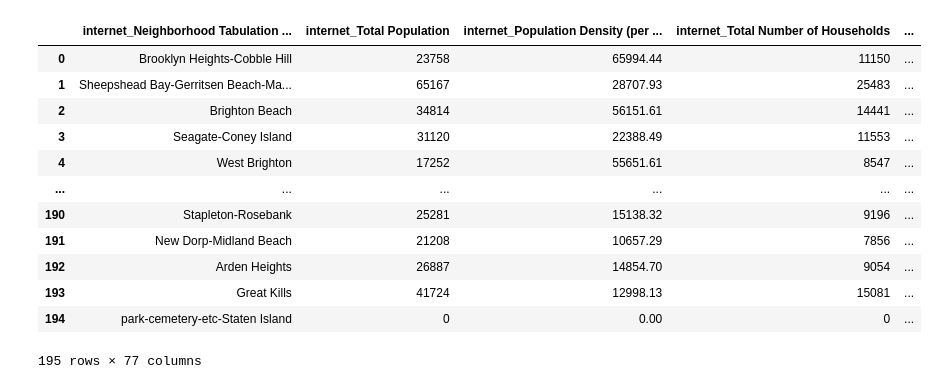
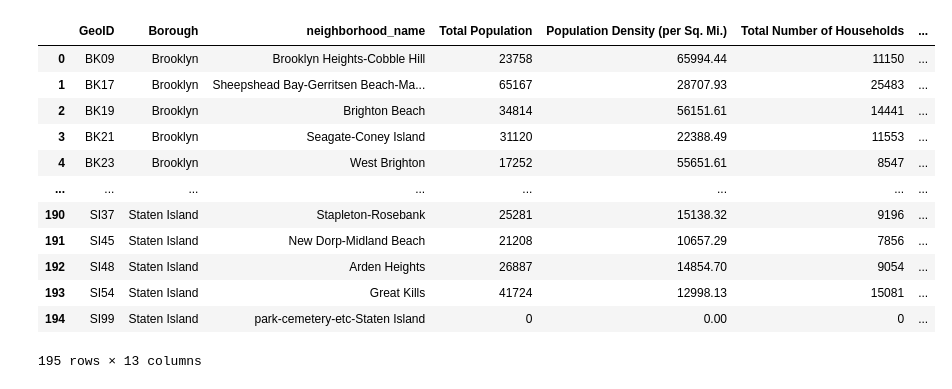
Before and after one commit to danieldc98/NYCneighborhoodInternetAdoption, a Jupyter notebook: preprocessing.ipynb, the cells around one changed output. Saved outputs shown, nothing was run; the diff lists cells and outputs as text; code cells hidden in the pictures.

```diff
--- a/preprocessing.ipynb
+++ b/preprocessing.ipynb
@@ -5,24 +5,40 @@ join_keys = ["GeoID", "Borough"]
 # %%
 internet = pd.read_csv("./data/raw/Internet_Master_Plan__Adoption_and_Infrastructure_Data_by_Neighborhood.csv")
 internet["GeoID"] = internet["Neighborhood Tabulation Area Code (NTA Code)"]
 internet["Borough"] = internet["Borough Name"]
+internet["neighborhood_name"] = internet["Neighborhood Tabulation Area Name (NTA NAME)"]
 internet.drop(columns=["Neighborhood Tabulation Area Code (NTA Code)", "Borough Name"], inplace=True)
 internet["Borough"] = internet.apply(lambda row: row.Borough if row.Borough != "Bronx" else "The Bronx", axis = 1)
-internet.rename(inplace=True, columns={c: 'internet_'+c for c in internet.columns if c not in join_keys})
+internet_cols_to_keep = [
+    "GeoID",
+    "Borough",
+    "neighborhood_name",
+    "Total Population",
+    "Population Density (per Sq. Mi.)",
+    "Total Number of Households",
+    "Home Broadband Adoption (Percentage of Households)",
+    "Mobile Broadband Adoption (Percentage of Households)",
+    "Mobile Dependent Households (Percentage of Households)",
+    "Residential Broadband Choice Average by NTA",
+    "Percentage of Blocks with ISP Reported Speed Availability of >=900 Mbps",
+    "Public Wi-Fi in NYC Count",
+    "NYC Internet Master Plan Open Access Infrastructure Cost Comparison Coefficient",
+]
+internet = internet[internet_cols_to_keep]
 internet
 # %% [output]
-|  | internet_Neighborhood Tabulation ... | internet_Total Population | internet_Population Density (per ... | internet_Total Number of Households | ... |
-| 0 | Brooklyn Heights-Cobble Hill | 23758 | 65994.44 | 11150 | ... |
-| 1 | Sheepshead Bay-Gerritsen Beach-Ma... | 65167 | 28707.93 | 25483 | ... |
-| 2 | Brighton Beach | 34814 | 56151.61 | 14441 | ... |
-| 3 | Seagate-Coney Island | 31120 | 22388.49 | 11553 | ... |
-| 4 | West Brighton | 17252 | 55651.61 | 8547 | ... |
-| ... | ... | ... | ... | ... | ... |
-| 190 | Stapleton-Rosebank | 25281 | 15138.32 | 9196 | ... |
-| 191 | New Dorp-Midland Beach | 21208 | 10657.29 | 7856 | ... |
-| 192 | Arden Heights | 26887 | 14854.70 | 9054 | ... |
-| 193 | Great Kills | 41724 | 12998.13 | 15081 | ... |
-| 194 | park-cemetery-etc-Staten Island | 0 | 0.00 | 0 | ... |
+|  | GeoID | Borough | neighborhood_name | Total Population | Population Density (per Sq. Mi.) | Total Number of Households | ... |
+| 0 | BK09 | Brooklyn | Brooklyn Heights-Cobble Hill | 23758 | 65994.44 | 11150 | ... |
+| 1 | BK17 | Brooklyn | Sheepshead Bay-Gerritsen Beach-Ma... | 65167 | 28707.93 | 25483 | ... |
+| 2 | BK19 | Brooklyn | Brighton Beach | 34814 | 56151.61 | 14441 | ... |
+| 3 | BK21 | Brooklyn | Seagate-Coney Island | 31120 | 22388.49 | 11553 | ... |
+| 4 | BK23 | Brooklyn | West Brighton | 17252 | 55651.61 | 8547 | ... |
+| ... | ... | ... | ... | ... | ... | ... | ... |
+| 190 | SI37 | Staten Island | Stapleton-Rosebank | 25281 | 15138.32 | 9196 | ... |
+| 191 | SI45 | Staten Island | New Dorp-Midland Beach | 21208 | 10657.29 | 7856 | ... |
+| 192 | SI48 | Staten Island | Arden Heights | 26887 | 14854.70 | 9054 | ... |
+| 193 | SI54 | Staten Island | Great Kills | 41724 | 12998.13 | 15081 | ... |
+| 194 | SI99 | Staten Island | park-cemetery-etc-Staten Island | 0 | 0.00 | 0 | ... |
-195 rows × 77 columns
+195 rows × 13 columns
 # %%
 soc = pd.read_excel("./data/raw/ACS5yrNTA/soc_2016acs5yr_nta.xlsx", sheet_name="SocData")
```
Also changed, not shown: parts of 9 cells of this notebook, 1 other file.
